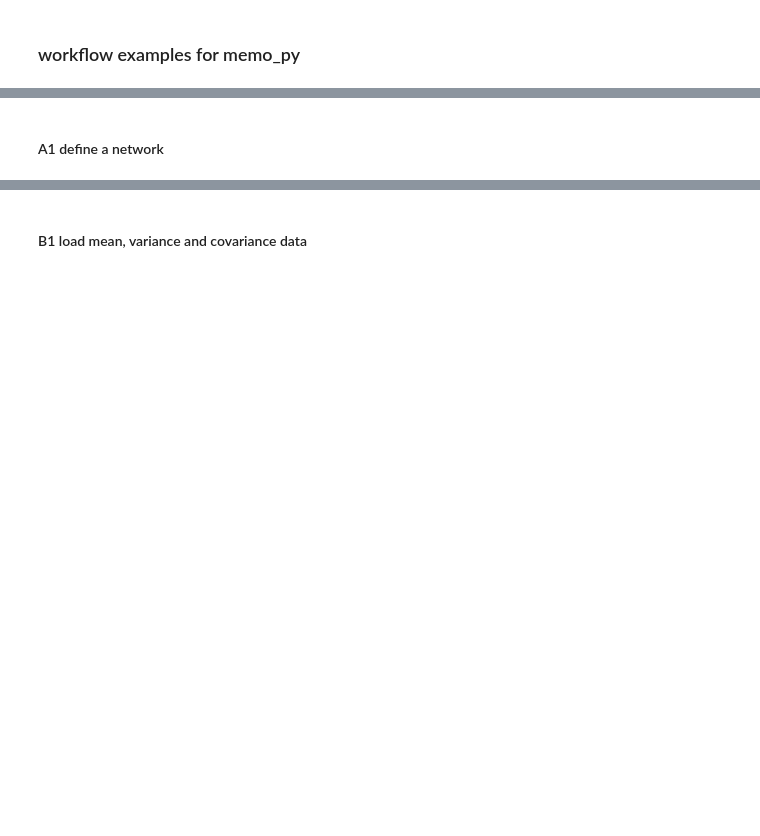
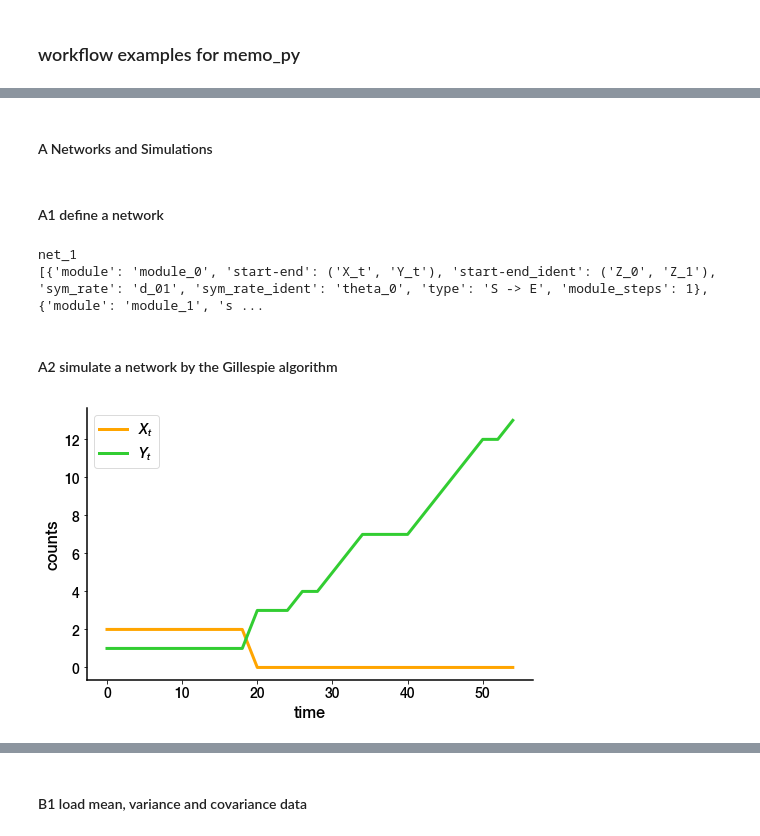
Before and after one commit to mauricelanghinrichs/memocell, a Jupyter notebook: examples/examples.ipynb, the cells around one changed output, grey strips where cells are left out. Drawn from its saved outputs; the diff is of its cells as text; code cells hidden in the pictures; blank space fills up the shorter version.

```diff
--- a/examples/examples.ipynb
+++ b/examples/examples.ipynb
@@ -14,2 +27,61 @@ to explain the different functionalities of this framework based on the three ma
+# %% [markdown]
+#### A Networks and Simulations
 # %% [markdown]
 #### A1 define a network
+# %%
+### input
+topology_1 = [
+        {'start': 'X_t', 'end': 'Y_t', 'rate_symbol': 'd_01', 'type': 'S -> E', 'reaction_steps': 1},
+        {'start': 'Y_t', 'end': 'Y_t', 'rate_symbol': 'la_1', 'type': 'S -> S + S', 'reaction_steps': 1}
+        ]
+
+### computation
+net = me.Network('net_1')
+net.structure(topology_1)
+
+print(net.net_name)
+print(net.net_modules)
+# %% [output]
+net_1
+[{'module': 'module_0', 'start-end': ('X_t', 'Y_t'), 'start-end_ident': ('Z_0', 'Z_1'), 'sym_rate': 'd_01', 'sym_rate_ident': 'theta_0', 'type': 'S -> E', 'module_steps': 1}, {'module': 'module_1', 's ...
+# %% [markdown]
+#### A2 simulate a network by the Gillespie algorithm
+# %%
+### input
+topology_1 = [
+        {'start': 'X_t', 'end': 'Y_t', 'rate_symbol': 'd_01', 'type': 'S -> E', 'reaction_steps': 5},
+        {'start': 'Y_t', 'end': 'Y_t', 'rate_symbol': 'la_1', 'type': 'S -> S + S', 'reaction_steps': 5}
+        ]
+
+
+initial_values = {'X_t': 2, 'Y_t': 1}
+theta_values = {'la_1': 0.06, 'd_01': 0.04}
+time_values = np.linspace(0.0, 54.0, num=28, endpoint=True)
+
+### computation
+net = me.Network('net_1')
+net.structure(topology_1)
+
+sim = me.Simulation(net)
+res = sim.simulate('gillespie', initial_values, theta_values, time_values)
+
+### plotting
+x_axis = {'label': 'time',
+        'limits': (None, None),
+        'log': False}
+y_axis = {'label': 'counts',
+        'limits': (None, None),
+        'log': False}
+
+settings = {
+    'Y_t': {'label': '$Y_t$', 'color': 'limegreen'},
+    'X_t': {'label': '$X_t$', 'color': 'orange'}
+}
+
+output = {'output_folder': './example_figures',
+        'plot_name': 'line_evolv_counts'}
+
+im = me.Plots(x_axis, y_axis, show=True)
+im.line_evolv(*sim.line_evolv_counts(settings), output)
+# %% [output]
+[figure, added]
```
Also changed, not shown: parts of 33 cells of this notebook, 39 other files.
